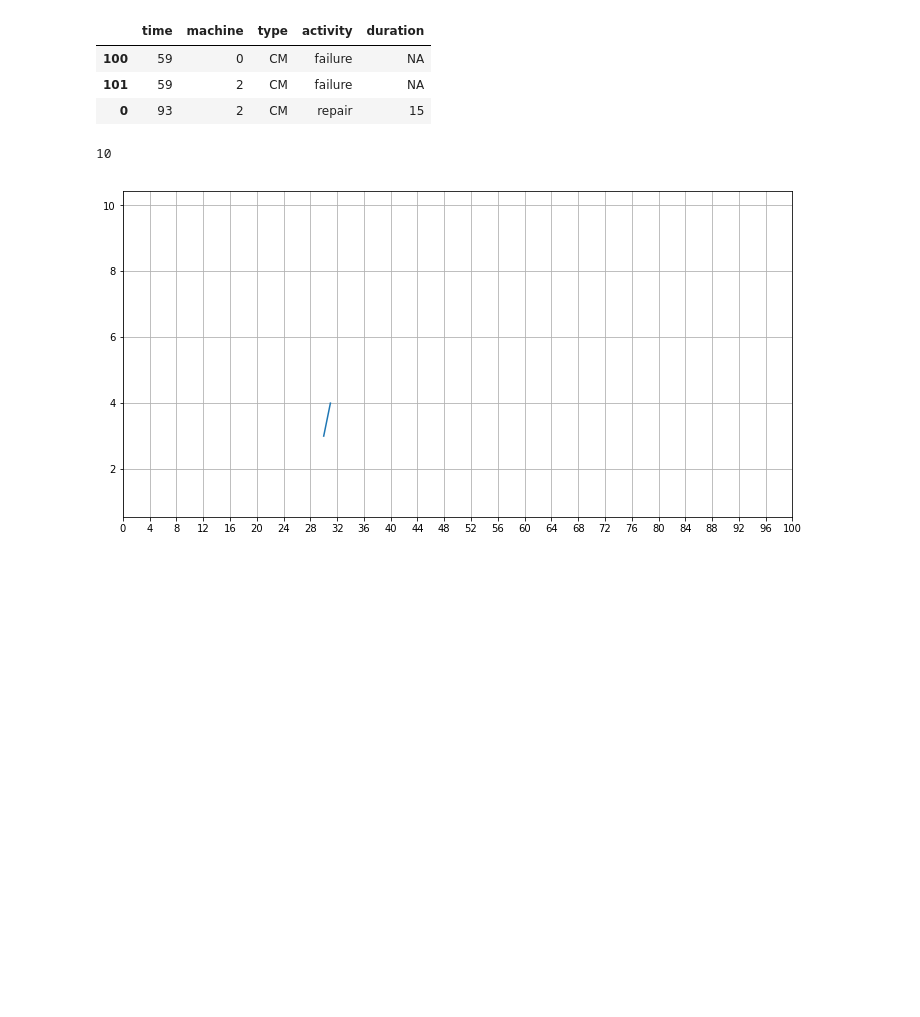
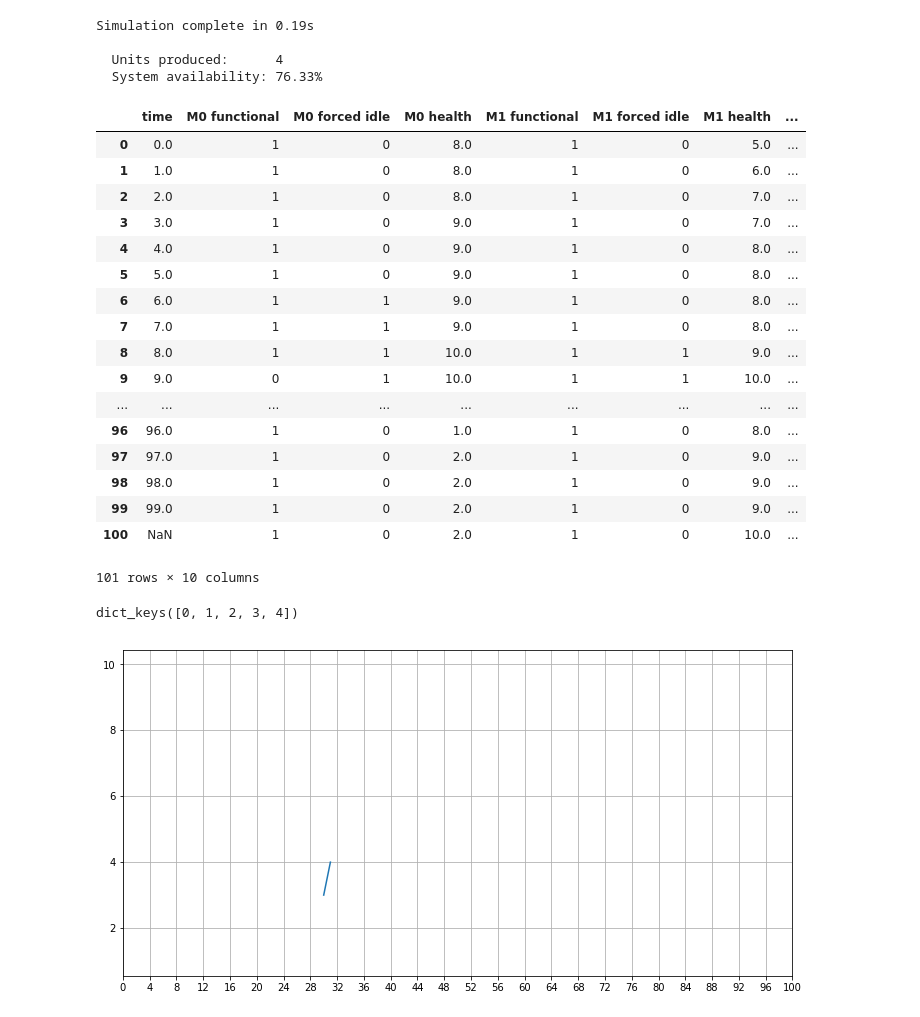
Before and after one commit to m-hoff/simantha, a Jupyter notebook: scheduler_test.ipynb, the cells around one changed output. Saved outputs shown, nothing was run; the diff lists cells and outputs as text; code cells hidden in the pictures; blank space fills up the shorter version.

Commit message:
Scheduler, system initilization

```diff
--- a/scheduler_test.ipynb
+++ b/scheduler_test.ipynb
@@ -46,11 +46,0 @@ plt.show()
-# %%
-sys.maintenance_data.dropna()
-# %% [output]
-|  | time | machine | type | activity | duration |
-| 100 | 59 | 0 | CM | failure | NA |
-| 101 | 59 | 2 | CM | failure | NA |
-| 0 | 93 | 2 | CM | repair | 15 |
-# %%
-sys.machines[1].health
-# %% [output]
-10
@@ -57,3 +59,35 @@ sys.machines[1].health
+# %%
+sys.simulate(sim_time=100)
+# %% [output]
+Simulation complete in 0.19s
+
+  Units produced:      4
+  System availability: 76.33%
+# %%
+sys.machine_data
+# %% [output]
+|  | time | M0 functional | M0 forced idle | M0 health | M1 functional | M1 forced idle | M1 health | ... |
+| 0 | 0.0 | 1 | 0 | 8.0 | 1 | 0 | 5.0 | ... |
+| 1 | 1.0 | 1 | 0 | 8.0 | 1 | 0 | 6.0 | ... |
+| 2 | 2.0 | 1 | 0 | 8.0 | 1 | 0 | 7.0 | ... |
+| 3 | 3.0 | 1 | 0 | 9.0 | 1 | 0 | 7.0 | ... |
+| 4 | 4.0 | 1 | 0 | 9.0 | 1 | 0 | 8.0 | ... |
+| 5 | 5.0 | 1 | 0 | 9.0 | 1 | 0 | 8.0 | ... |
+| 6 | 6.0 | 1 | 1 | 9.0 | 1 | 0 | 8.0 | ... |
+| 7 | 7.0 | 1 | 1 | 9.0 | 1 | 0 | 8.0 | ... |
+| 8 | 8.0 | 1 | 1 | 10.0 | 1 | 1 | 9.0 | ... |
+| 9 | 9.0 | 0 | 1 | 10.0 | 1 | 1 | 10.0 | ... |
+| ... | ... | ... | ... | ... | ... | ... | ... | ... |
+| 96 | 96.0 | 1 | 0 | 1.0 | 1 | 0 | 8.0 | ... |
+| 97 | 97.0 | 1 | 0 | 2.0 | 1 | 0 | 9.0 | ... |
+| 98 | 98.0 | 1 | 0 | 2.0 | 1 | 0 | 9.0 | ... |
+| 99 | 99.0 | 1 | 0 | 2.0 | 1 | 0 | 9.0 | ... |
+| 100 | NaN | 1 | 0 | 2.0 | 1 | 0 | 10.0 | ... |
+101 rows × 10 columns
+# %%
+d.keys()
+# %% [output]
+dict_keys([0, 1, 2, 3, 4])
 # %%
 plt.figure(figsize=(12,6))
 plt.plot(sys.machine_data['M1 health'])
```
Also changed, not shown: parts of 6 cells of this notebook, 3 other files.
